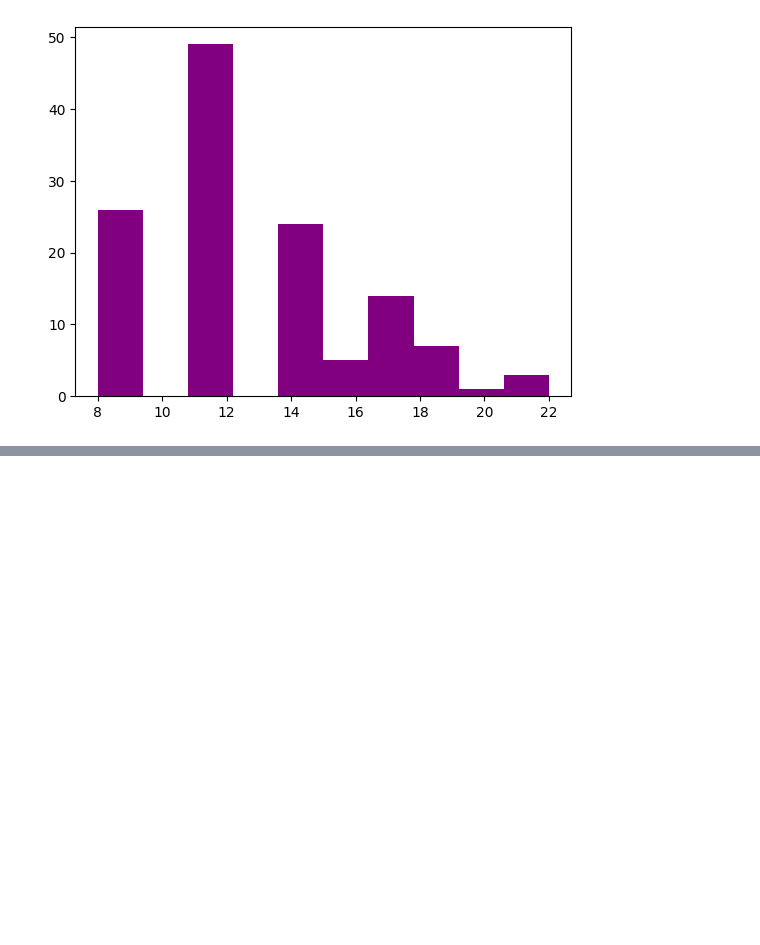
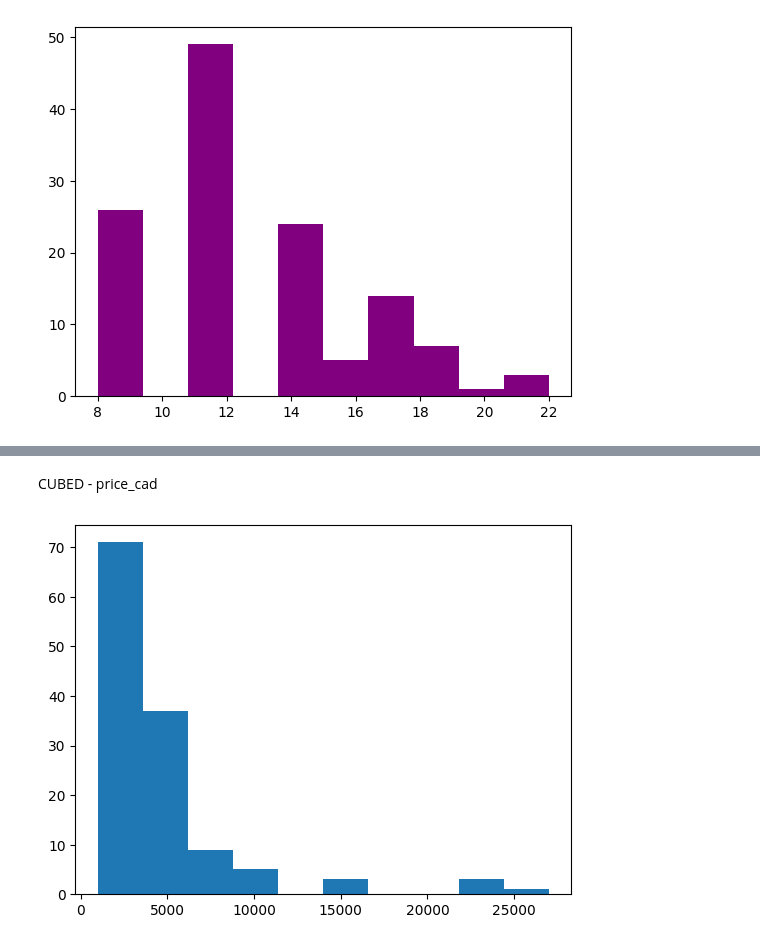
Before and after one commit to 550tealeaves/DATA71200_sum2024_550, a Jupyter notebook: Project_1_supervised_learning.ipynb, the cells around one changed output, grey strips where cells are left out. Drawn from its saved outputs; the diff is of its cells as text; code cells hidden in the pictures; blank space fills up the shorter version.

```diff
--- a/Project_1_supervised_learning.ipynb
+++ b/Project_1_supervised_learning.ipynb
@@ -181,0 +205,7 @@ plt.show()
+# %% [markdown]
+CUBED - price_cad
+# %%
+plt.hist(pizza['price_cad'].values.reshape(-1, 1)**3, bins=10)
+plt.show()
+# %% [output]
+[figure, added]
```
Also changed, not shown: parts of 26 cells of this notebook.
